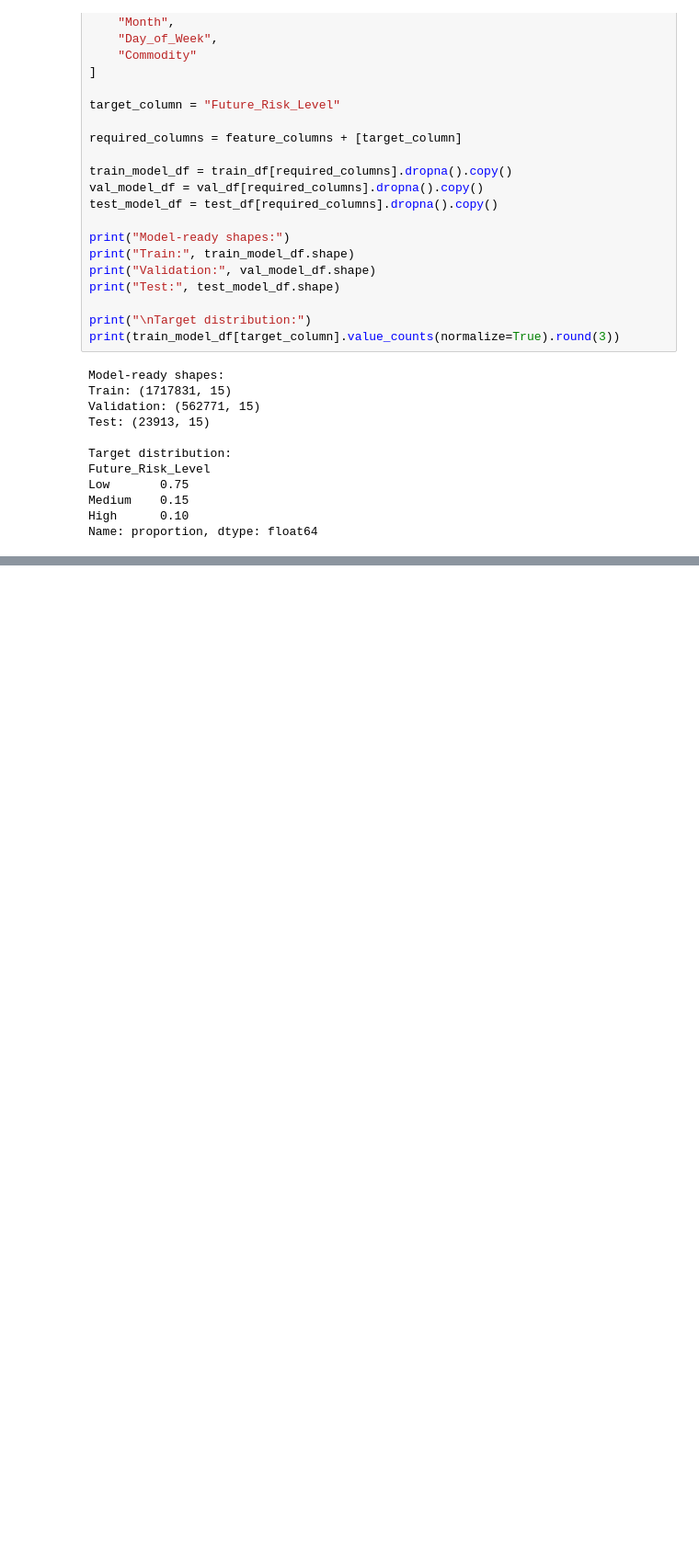
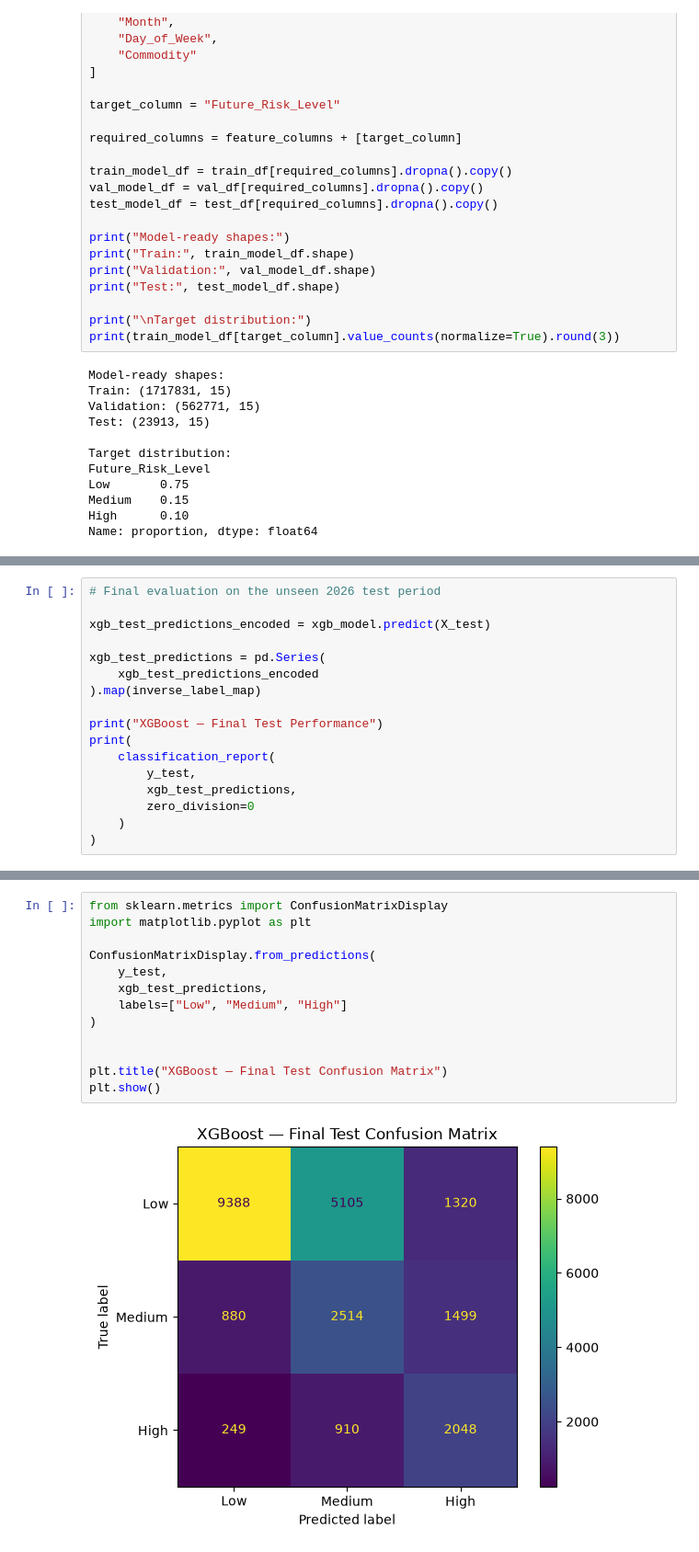
Before and after one commit to sayani-code/food-price-volatility-ml, a Jupyter notebook: notebooks/04_model_training.ipynb, the cells around one changed output, grey strips where cells are left out. Shown at 92% size. Saved outputs shown, nothing was run; the diff lists cells and outputs as text; blank space fills up the shorter version.

```diff
--- a/notebooks/04_model_training.ipynb
+++ b/notebooks/04_model_training.ipynb
@@ -581,0 +1058,17 @@ Name: proportion, dtype: float64
+# %%
+# Final evaluation on the unseen 2026 test period
+
+xgb_test_predictions_encoded = xgb_model.predict(X_test)
+
+xgb_test_predictions = pd.Series(
+    xgb_test_predictions_encoded
+).map(inverse_label_map)
+
+print("XGBoost — Final Test Performance")
+print(
+    classification_report(
+        y_test,
+        xgb_test_predictions,
+        zero_division=0
+    )
+)
@@ -581,0 +1086,15 @@ Name: proportion, dtype: float64
+# %%
+from sklearn.metrics import ConfusionMatrixDisplay
+import matplotlib.pyplot as plt
+
+ConfusionMatrixDisplay.from_predictions(
+    y_test,
+    xgb_test_predictions,
+    labels=["Low", "Medium", "High"]
+)
+
+
+plt.title("XGBoost — Final Test Confusion Matrix")
+plt.show()
+# %% [output]
+[figure, added]
```
Also changed, not shown: parts of 11 cells of this notebook.
